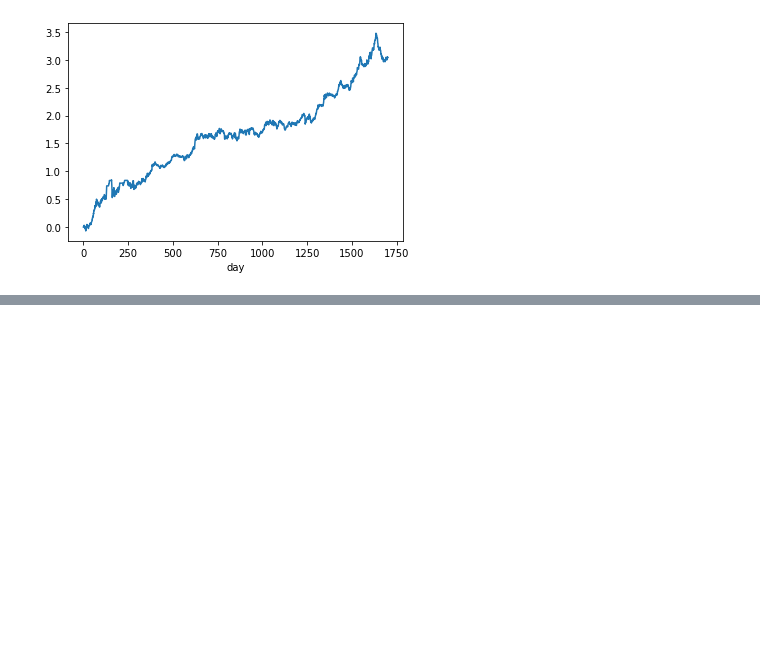
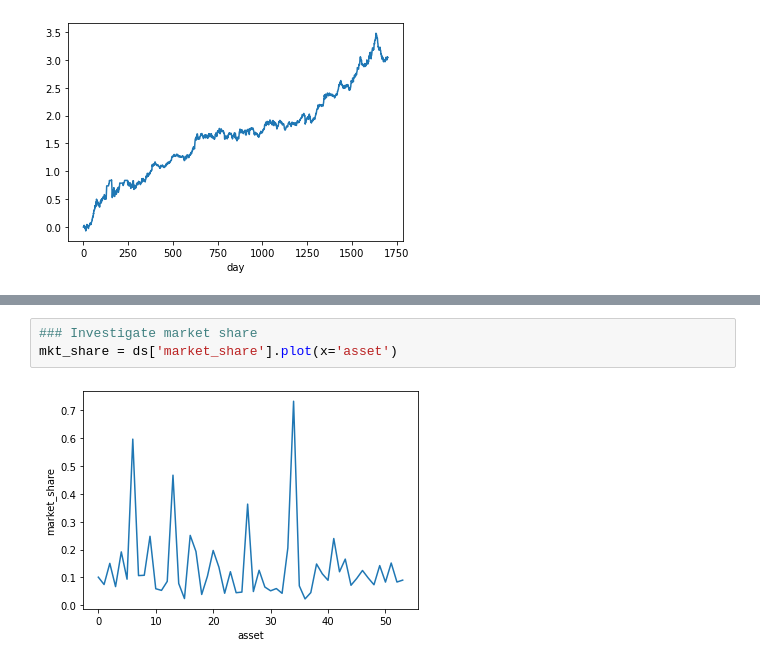
Before and after one commit to owen8877/qids-2023-comp, a Jupyter notebook: playground/shockspeare/2_Mar19_Trade.ipynb, the cells around one changed output, grey strips where cells are left out. Drawn from its saved outputs; the diff is of its cells as text; blank space fills up the shorter version.

```diff
--- a/playground/shockspeare/2_Mar19_Trade.ipynb
+++ b/playground/shockspeare/2_Mar19_Trade.ipynb
@@ -190,0 +198,5 @@ simple_return = (stat.holding_return - stat.open_fee.shift(day=1) - stat.close_f
+# %%
+### Investigate market share
+mkt_share = ds['market_share'].plot(x='asset')
+# %% [output]
+[figure, added]
```
Also changed, not shown: parts of 6 cells of this notebook, 1 other file.
